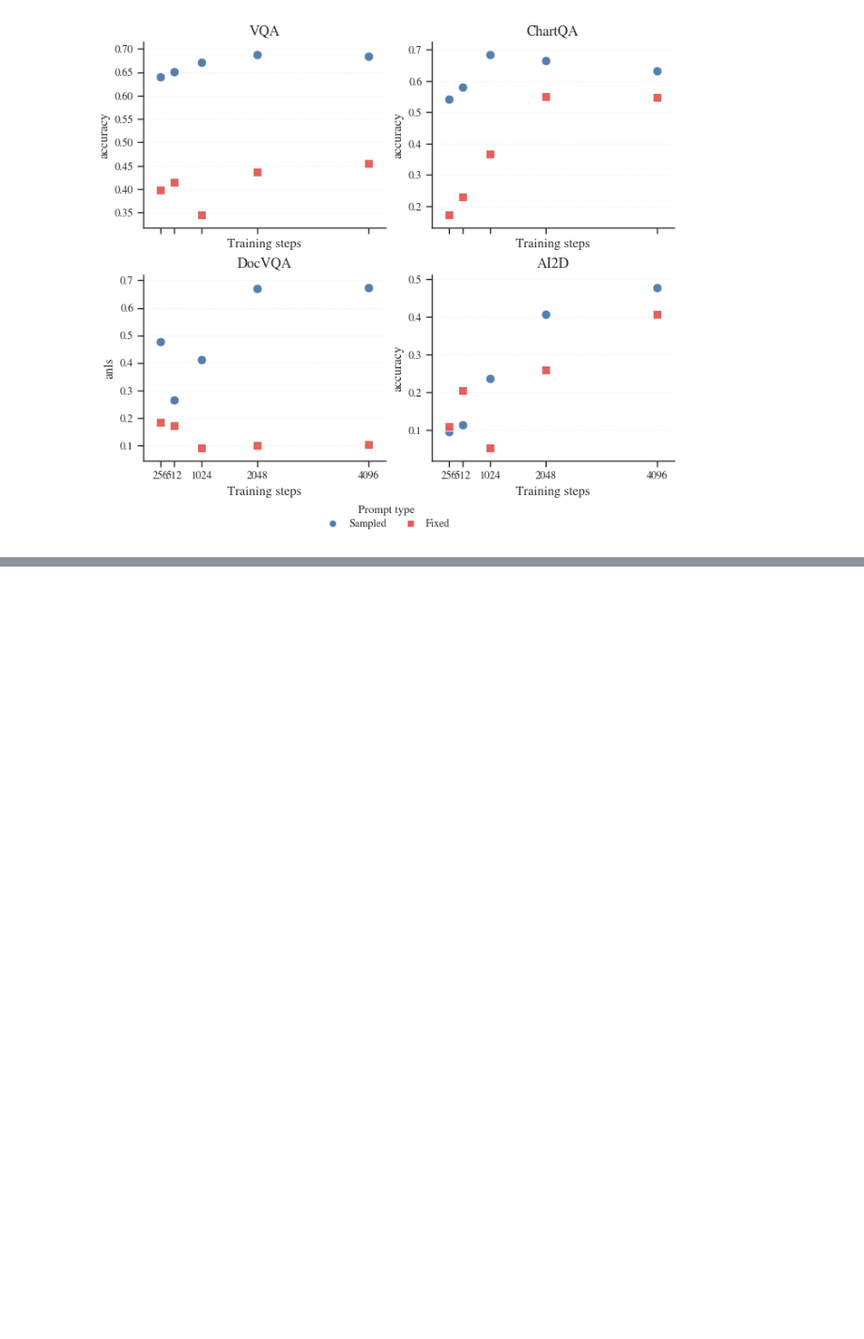
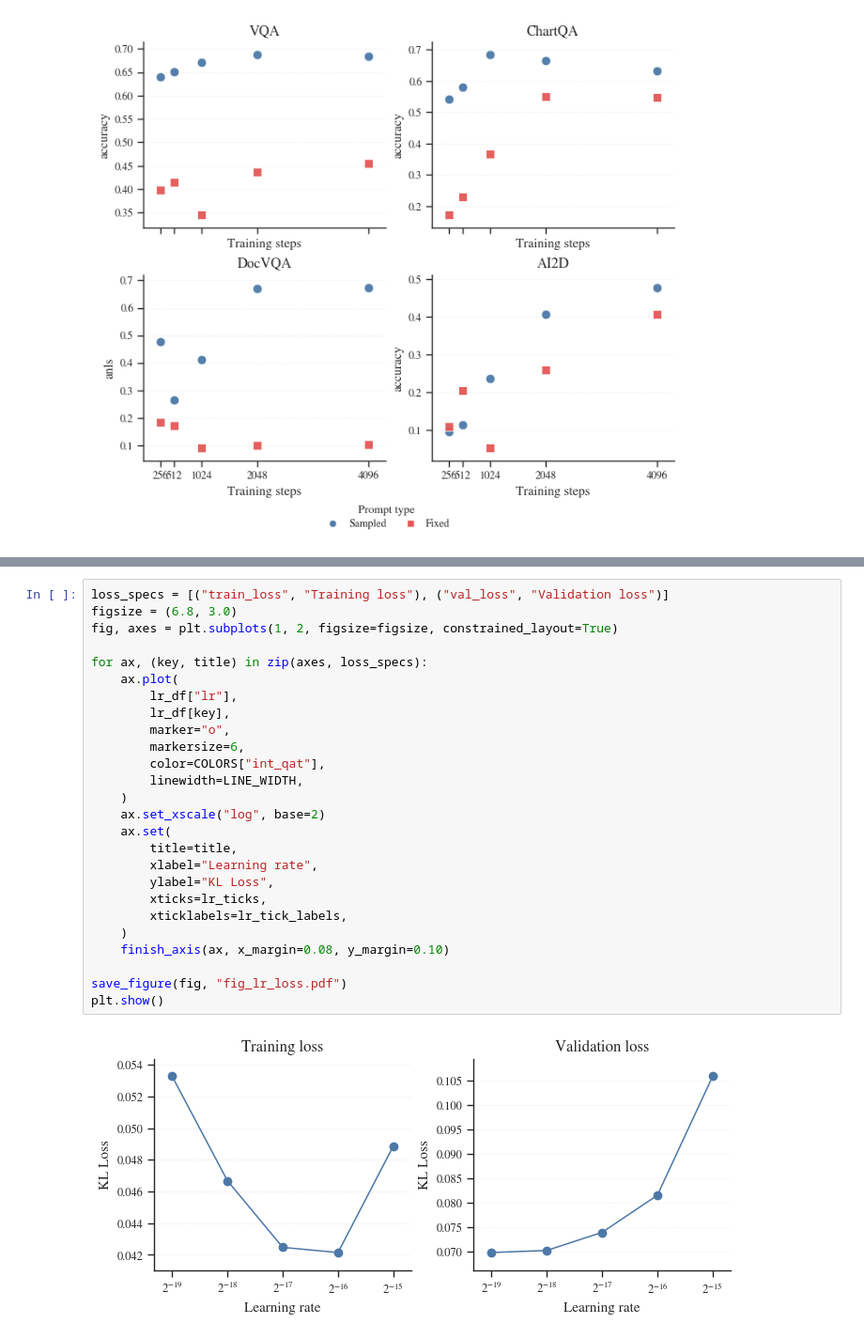
Before and after one commit to graphcore-research/llama-mobile-vlm, a Jupyter notebook: 20260415-PaperFigures.ipynb, the cells around one changed output, grey strips where cells are left out. Shown at 94% size. Drawn from its saved outputs; the diff is of its cells as text; blank space fills up the shorter version.

```diff
--- a/20260415-PaperFigures.ipynb
+++ b/20260415-PaperFigures.ipynb
@@ -641,0 +689,28 @@ plt.show()
+# %%
+loss_specs = [("train_loss", "Training loss"), ("val_loss", "Validation loss")]
+figsize = (6.8, 3.0)
+fig, axes = plt.subplots(1, 2, figsize=figsize, constrained_layout=True)
+
+for ax, (key, title) in zip(axes, loss_specs):
+    ax.plot(
+        lr_df["lr"],
+        lr_df[key],
+        marker="o",
+        markersize=6,
+        color=COLORS["int_qat"],
+        linewidth=LINE_WIDTH,
+    )
+    ax.set_xscale("log", base=2)
+    ax.set(
+        title=title,
+        xlabel="Learning rate",
+        ylabel="KL Loss",
+        xticks=lr_ticks,
+        xticklabels=lr_tick_labels,
+    )
+    finish_axis(ax, x_margin=0.08, y_margin=0.10)
+
+save_figure(fig, "fig_lr_loss.pdf")
+plt.show()
+# %% [output]
+[figure, added]
```
Also changed, not shown: parts of 8 cells of this notebook.
